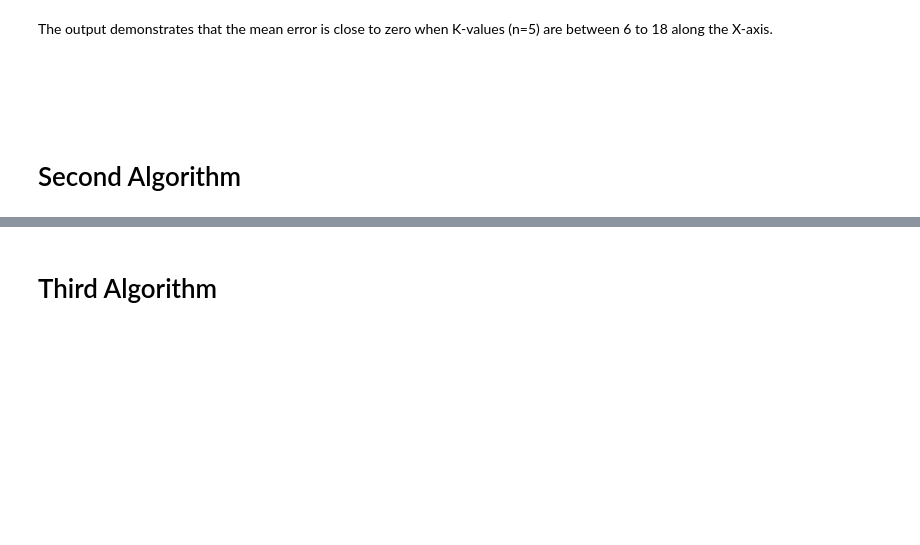
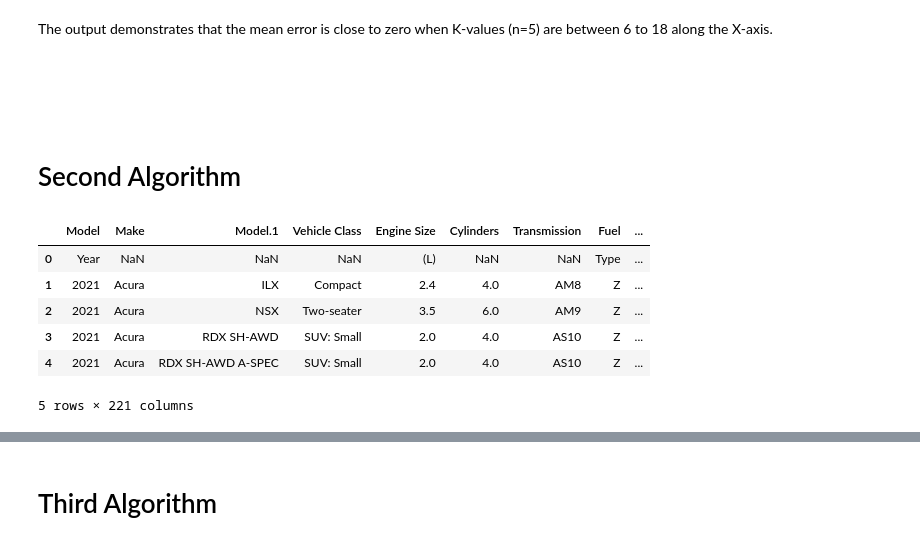
Before and after one commit to Deego88/MLS, a Jupyter notebook: Scikit-learn.ipynb, the cells around one changed output, grey strips where cells are left out. Cells and saved outputs as stored; diff of their text form; code cells hidden in the pictures; blank space fills up the shorter version.

```diff
--- a/Scikit-learn.ipynb
+++ b/Scikit-learn.ipynb
@@ -340,3 +341,20 @@ The output demonstrates that the mean error is close to zero when K-values (n=5)
 <br/>
 # %% [markdown]
 # Second Algorithm
+# %%
+# url for dataset
+url= "https://www.nrcan.gc.ca/sites/nrcan/files/oee/files/csv/MY2021%20Fuel%20Consumption%20Ratings.csv"
+# %%
+# change encoding to "latin1" to read in data set [5]
+df = pd.read_csv(url, encoding='latin1', low_memory=False)
+# %%
+# look at head of data
+df.head()
+# %% [output]
+|  | Model | Make | Model.1 | Vehicle Class | Engine Size | Cylinders | Transmission | Fuel | ... |
+| 0 | Year | NaN | NaN | NaN | (L) | NaN | NaN | Type | ... |
+| 1 | 2021 | Acura | ILX | Compact | 2.4 | 4.0 | AM8 | Z | ... |
+| 2 | 2021 | Acura | NSX | Two-seater | 3.5 | 6.0 | AM9 | Z | ... |
+| 3 | 2021 | Acura | RDX SH-AWD | SUV: Small | 2.0 | 4.0 | AS10 | Z | ... |
+| 4 | 2021 | Acura | RDX SH-AWD A-SPEC | SUV: Small | 2.0 | 4.0 | AS10 | Z | ... |
+5 rows × 221 columns
```
Also changed, not shown: parts of 16 cells of this notebook.
